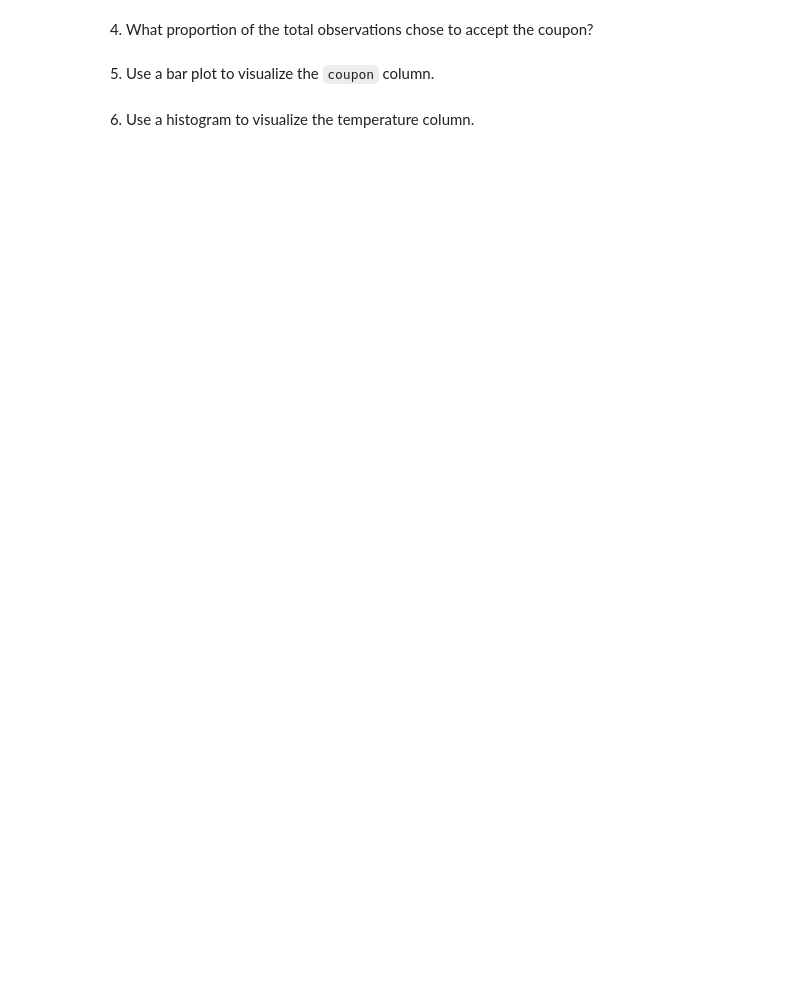
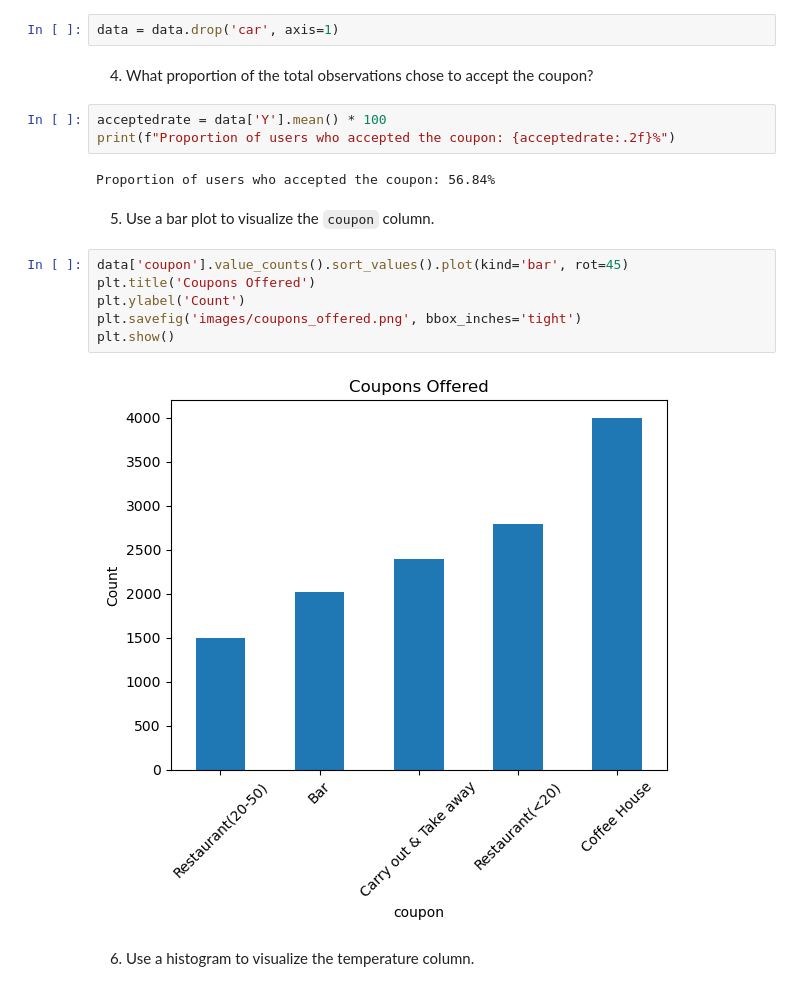
Before and after one commit to dro0o/berkeley-data-analysis, a Jupyter notebook: analysis.ipynb, the cells around one changed output. Cells and saved outputs as stored; diff of their text form; blank space fills up the shorter version.

```diff
--- a/analysis.ipynb
+++ b/analysis.ipynb
@@ -85,6 +136,21 @@ data.head()
+# %%
+data = data.drop('car', axis=1)
 # %% [markdown]
 4. What proportion of the total observations chose to accept the coupon?
+# %%
+acceptedrate = data['Y'].mean() * 100
+print(f"Proportion of users who accepted the coupon: {acceptedrate:.2f}%")
+# %% [output]
+Proportion of users who accepted the coupon: 56.84%
 # %% [markdown]
 5. Use a bar plot to visualize the `coupon` column.
+# %%
+data['coupon'].value_counts().sort_values().plot(kind='bar', rot=45)
+plt.title('Coupons Offered')
+plt.ylabel('Count')
+plt.savefig('images/coupons_offered.png', bbox_inches='tight')
+plt.show()
+# %% [output]
+[figure, added]
 # %% [markdown]
 6. Use a histogram to visualize the temperature column.
```
Also changed, not shown: parts of 8 cells of this notebook.
